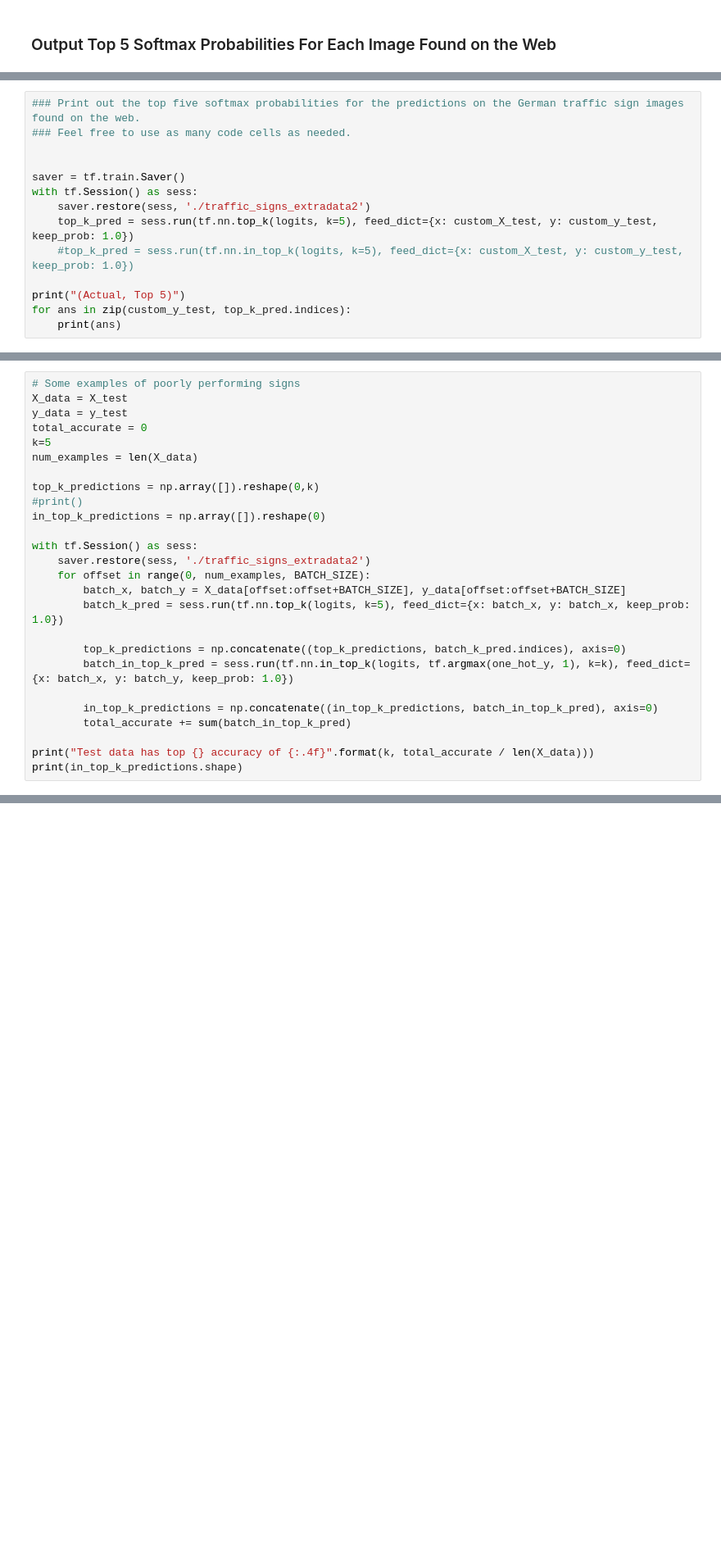
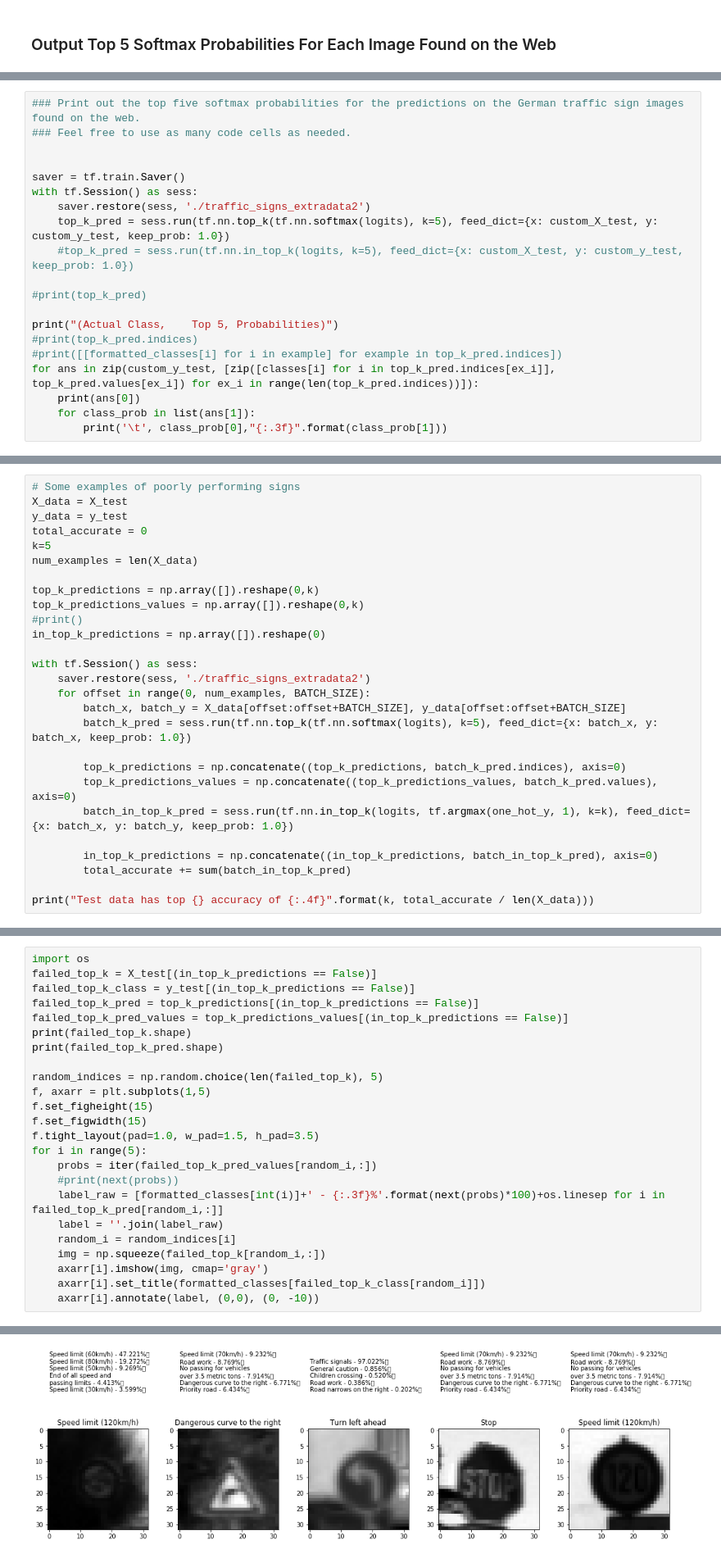
Before and after one commit to pcalderw/Traffic-Sign-Classifier, a Jupyter notebook: Traffic_Sign_Classifier.ipynb, the cells around one changed output, grey strips where cells are left out. Shown: that part at 82% size. Saved outputs shown, nothing was run; the diff lists cells and outputs as text; blank space fills up the shorter version.

```diff
--- a/Traffic_Sign_Classifier.ipynb
+++ b/Traffic_Sign_Classifier.ipynb
@@ -487,10 +506,16 @@ Looking just at the first row we get `[ 0.34763842,  0.24879643,  0.12789202]`,
 saver = tf.train.Saver()
 with tf.Session() as sess:
     saver.restore(sess, './traffic_signs_extradata2')
-    top_k_pred = sess.run(tf.nn.top_k(logits, k=5), feed_dict={x: custom_X_test, y: custom_y_test, keep_prob: 1.0})
+    top_k_pred = sess.run(tf.nn.top_k(tf.nn.softmax(logits), k=5), feed_dict={x: custom_X_test, y: custom_y_test, keep_prob: 1.0})
     #top_k_pred = sess.run(tf.nn.in_top_k(logits, k=5), feed_dict={x: custom_X_test, y: custom_y_test, keep_prob: 1.0})
 
-print("(Actual, Top 5)")
-for ans in zip(custom_y_test, top_k_pred.indices):
-    print(ans)
+#print(top_k_pred)
+
+print("(Actual Class,    Top 5, Probabilities)")
+#print(top_k_pred.indices)
+#print([[formatted_classes[i] for i in example] for example in top_k_pred.indices])
+for ans in zip(custom_y_test, [zip([classes[i] for i in top_k_pred.indices[ex_i]], top_k_pred.values[ex_i]) for ex_i in range(len(top_k_pred.indices))]):
+    print(ans[0])
+    for class_prob in list(ans[1]):
+        print('\t', class_prob[0],"{:.3f}".format(class_prob[1]))
 # %% [output]
@@ -509,6 +545,7 @@ k=5
 num_examples = len(X_data)
 
 top_k_predictions = np.array([]).reshape(0,k)
+top_k_predictions_values = np.array([]).reshape(0,k)
 #print()
 in_top_k_predictions = np.array([]).reshape(0)
 
@@ -516,14 +553,14 @@ with tf.Session() as sess:
     saver.restore(sess, './traffic_signs_extradata2')
     for offset in range(0, num_examples, BATCH_SIZE):
         batch_x, batch_y = X_data[offset:offset+BATCH_SIZE], y_data[offset:offset+BATCH_SIZE]
-        batch_k_pred = sess.run(tf.nn.top_k(logits, k=5), feed_dict={x: batch_x, y: batch_x, keep_prob: 1.0})
+        batch_k_pred = sess.run(tf.nn.top_k(tf.nn.softmax(logits), k=5), feed_dict={x: batch_x, y: batch_x, keep_prob: 1.0})
 
         top_k_predictions = np.concatenate((top_k_predictions, batch_k_pred.indices), axis=0)
+        top_k_predictions_values = np.concatenate((top_k_predictions_values, batch_k_pred.values), axis=0)
         batch_in_top_k_pred = sess.run(tf.nn.in_top_k(logits, tf.argmax(one_hot_y, 1), k=k), feed_dict={x: batch_x, y: batch_y, keep_prob: 1.0})
 
         in_top_k_predictions = np.concatenate((in_top_k_predictions, batch_in_top_k_pred), axis=0)
         total_accurate += sum(batch_in_top_k_pred)
 
 print("Test data has top {} accuracy of {:.4f}".format(k, total_accurate / len(X_data)))
-print(in_top_k_predictions.shape)
 # %% [output]
@@ -536,0 +569,25 @@ failed_top_k_pred = top_k_predictions[(in_top_k_predictions == False)]
+# %%
+import os
+failed_top_k = X_test[(in_top_k_predictions == False)]
+failed_top_k_class = y_test[(in_top_k_predictions == False)]
+failed_top_k_pred = top_k_predictions[(in_top_k_predictions == False)]
+failed_top_k_pred_values = top_k_predictions_values[(in_top_k_predictions == False)]
+print(failed_top_k.shape)
+print(failed_top_k_pred.shape)
+
+random_indices = np.random.choice(len(failed_top_k), 5)
+f, axarr = plt.subplots(1,5)
+f.set_figheight(15)
+f.set_figwidth(15)
+f.tight_layout(pad=1.0, w_pad=1.5, h_pad=3.5)
+for i in range(5):
+    probs = iter(failed_top_k_pred_values[random_i,:])
+    #print(next(probs))
+    label_raw = [formatted_classes[int(i)]+' - {:.3f}%'.format(next(probs)*100)+os.linesep for i in failed_top_k_pred[random_i,:]]
+    label = ''.join(label_raw)
+    random_i = random_indices[i]
+    img = np.squeeze(failed_top_k[random_i,:])
+    axarr[i].imshow(img, cmap='gray')
+    axarr[i].set_title(formatted_classes[failed_top_k_class[random_i]])
+    axarr[i].annotate(label, (0,0), (0, -10))
+# %% [output]
@@ -536,0 +596 @@ failed_top_k_pred = top_k_predictions[(in_top_k_predictions == False)]
+[figure, added]
```
Also changed, not shown: parts of 15 cells of this notebook, 12 other files.
